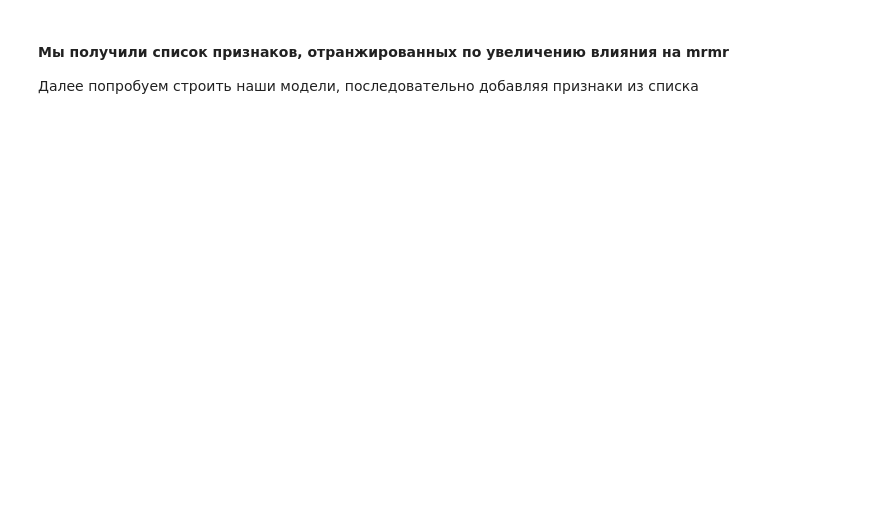
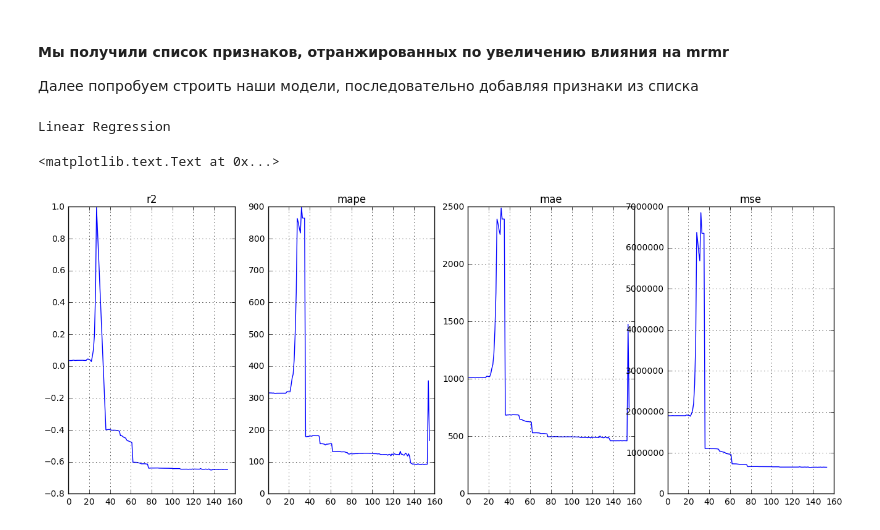
Before and after one commit to iiilia/predicting_waiting_time, a Jupyter notebook: 3.2 features selection (filter methods).ipynb, the cells around one changed output. Saved outputs shown, nothing was run; the diff lists cells and outputs as text; code cells hidden in the pictures; blank space fills up the shorter version.

```diff
--- a/3.2 features selection (filter methods).ipynb
+++ b/3.2 features selection (filter methods).ipynb
@@ -149,17 +143,17 @@ ind_target = matrix.shape[0]-1
 res = []
 for ind, feat in enumerate(features):
     res.append(((ind, feat), matrix[ind, ind_target]))
-res_sorted = sorted(res, key=lambda x: x[1], reverse=True)
-features_select.append(res_sorted[0][0])
+res_sorted = sorted(res, key=lambda x: x[0][1], reverse=True)
+features_select.append(res_sorted[0])
 
 # next iter
 while len(features) != len(features_select):
     res = []
     for ind, feat in enumerate(features):
-        if feat not in [f_[1] for f_ in features_select]:
+        if feat not in [f_[0][1] for f_ in features_select]:
             res.append(((ind, feat), mrmr(matrix, features_select, (ind, feat), ind_target)))
-    res_sorted = sorted(res, key=lambda x: x[1], reverse=True)
-    features_select.append(res_sorted[0][0])
+    res_sorted = sorted(res, key=lambda x: x[0][1], reverse=True)
+    features_select.append(res_sorted[0])
 # %% [markdown]
 #### Мы получили список признаков, отранжированных по увеличению влияния на mrmr
 Далее попробуем строить наши модели, последовательно добавляя признаки из списка
@@ -171,0 +183,11 @@ for i in range(1,len(features_select)):
+# %%
+result_LR = test_model_on_sorted_features(LinearRegression(),
+                                          StandardScaler(),
+                                          train,
+                                          val,
+                                          features_select,
+                                          { 'r2':lambda x,y: -r2_score(x,y),
+                                            'mape':lambda x,y: mape(x,y),
+                                            'mse':lambda x,y: mean_squared_error(x,y),
+                                            'mae':lambda x,y: mean_absolute_error(x,y),
+                                          })
@@ -171,0 +216,27 @@ for i in range(1,len(features_select)):
+# %%
+print 'Linear Regression'
+plt.figure(figsize=[16,6])
+plt.subplot(141)
+plt.plot([i for i,j in zip(result_LR.keys(),result_LR.values()) if j['r2'] < 1],
+         [i['r2'] for i in result_LR.values() if i['r2'] < 1])
+plt.grid(True)
+plt.title('r2')
+plt.subplot(142)
+plt.plot([i for i,j in zip(result_LR.keys(),result_LR.values())[:155] if j['r2']],
+         [i['mape'] for i in result_LR.values()[:155] if i['mape']])
+plt.grid(True)
+plt.title('mape')
+plt.subplot(143)
+plt.plot([i for i,j in zip(result_LR.keys(),result_LR.values())[:155] if j['r2']],
+         [i['mae'] for i in result_LR.values()[:155] if i['mae']])
+plt.grid(True)
+plt.title('mae')
+plt.subplot(144)
+plt.plot([i for i,j in zip(result_LR.keys(),result_LR.values())[:153] if j['r2']],
+         [i['mse'] for i in result_LR.values()[:153] if i['mse']])
+plt.grid(True)
+plt.title('mse')
+# %% [output]
+Linear Regression
+<matplotlib.text.Text at 0x...>
+[figure, added]
```
Also changed, not shown: parts of 10 cells of this notebook, 5 other files.
